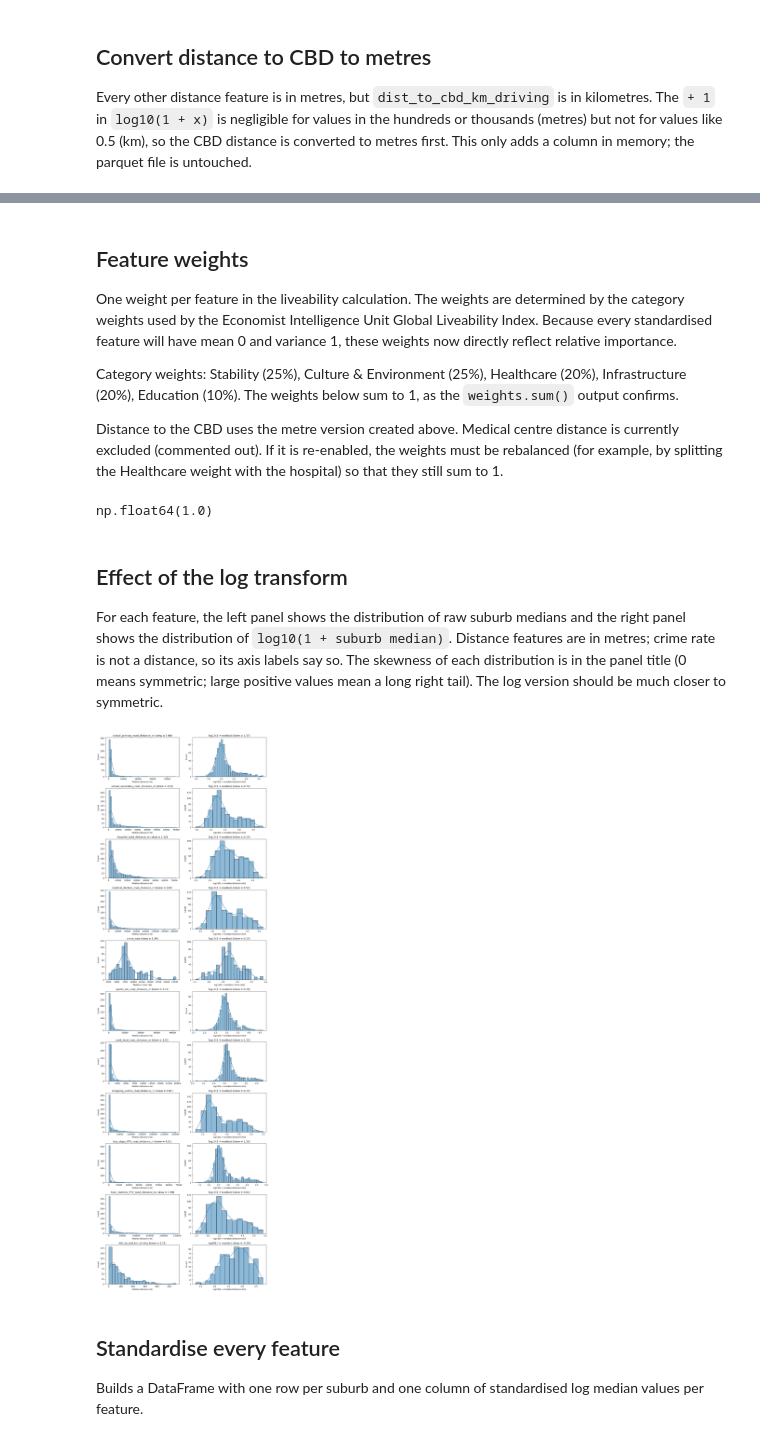
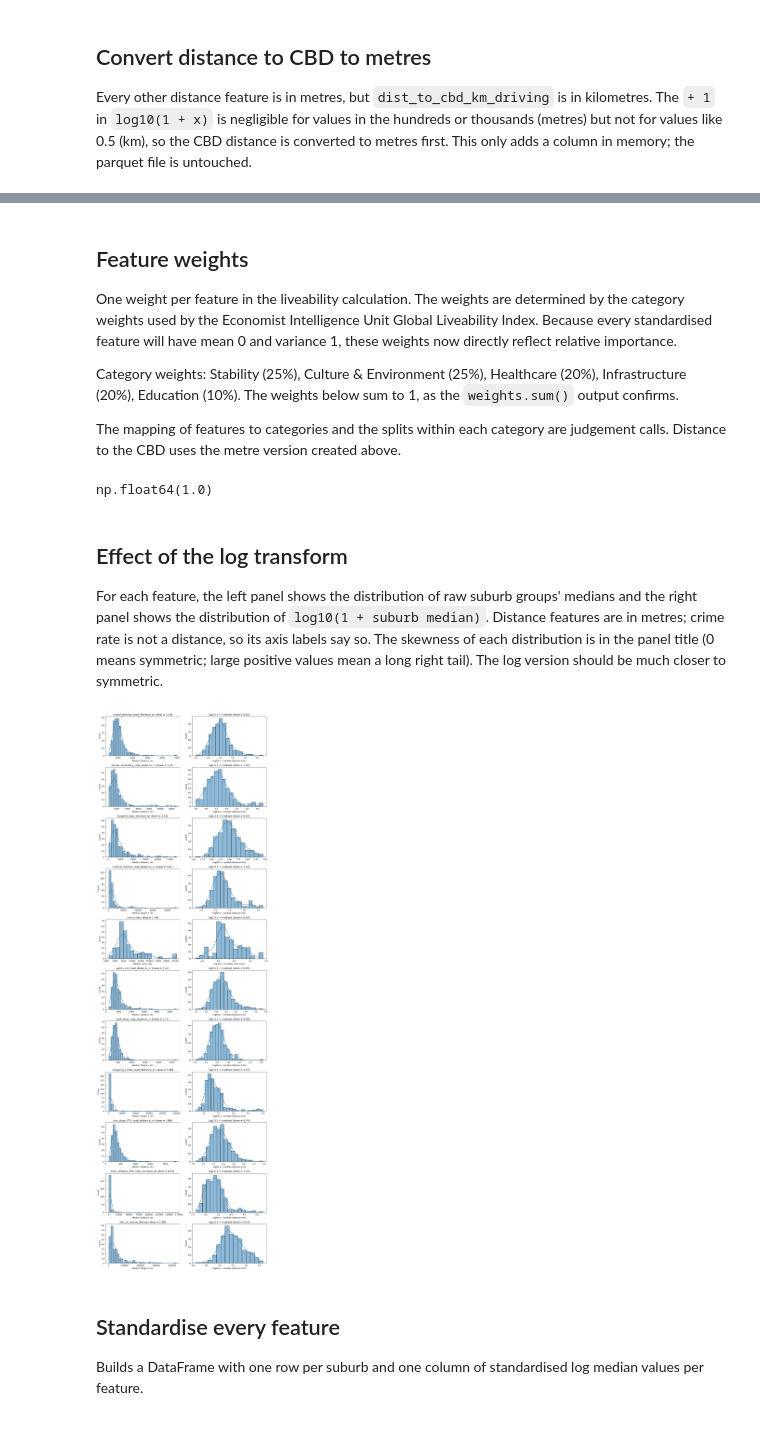
Before and after one commit to NikhilGaba49/industry-project-group-1, a Jupyter notebook: notebooks/calculate_liveability.ipynb, the cells around one changed output, grey strips where cells are left out. Saved outputs shown, nothing was run; the diff lists cells and outputs as text; code cells hidden in the pictures.

Commit message:
finalised liveability by robust suburb (>10 properties) calculation and geospatial visualisation

```diff
--- a/notebooks/calculate_liveability.ipynb
+++ b/notebooks/calculate_liveability.ipynb
@@ -58,3 +59,23 @@ df["dist_to_cbd_m_driving"] = df["dist_to_cbd_km_driving"] * 1000
+# %%
+MIN_PROPERTIES = 10
+
+counts = df.groupby("suburb").size()
+centroids = df.groupby("suburb")[["lat", "lon"]].mean()
+
+small = counts[counts < MIN_PROPERTIES].index
+large = counts[counts >= MIN_PROPERTIES].index
+
+tree = BallTree(np.radians(centroids.loc[large]), metric="haversine")
+distances, indices = tree.query(np.radians(centroids.loc[small]), k=1)
+
+merges = pd.DataFrame(
+    {
+        "merged_into": large[indices[:, 0]],
+        "distance_km": distances[:, 0] * 6371,
+    },
+    index=small,
+)
+df["suburb_group"] = df["suburb"].replace(merges["merged_into"].to_dict())
 # %% [markdown]
 ## Standardised log median by suburb
 
@@ -91,21 +111,21 @@ One weight per feature in the liveability calculation. The weights are determine
 
 Category weights: Stability (25%), Culture & Environment (25%), Healthcare (20%), Infrastructure (20%), Education (10%). The weights below sum to 1, as the `weights.sum()` output confirms.
 
-Distance to the CBD uses the metre version created above. Medical centre distance is currently excluded (commented out). If it is re-enabled, the weights must be rebalanced (for example, by splitting the Healthcare weight with the hospital) so that they still sum to 1.
+The mapping of features to categories and the splits within each category are judgement calls. Distance to the CBD uses the metre version created above.
 # %%
 weights = pd.Series(
     {
-        "school_primary_road_distance_m": 0.05, # Education
+        "school_primary_road_distance_m": 0.05,    # Education
         "school_secondary_road_distance_m": 0.05,  # Education
-        "hospital_road_distance_m": 0.13,  # Healthcare
-        "medical_doctors_road_distance_m": 0.07, # Healthcare
-        "crime_rate": 0.25, # Stability
-        "sports_rec_road_distance_m": 0.075, # Culture & Environment
-        "park_local_road_distance_m": 0.075, # Culture & Environment
-        "shopping_centre_road_distance_m": 0.1, # Culture & Environment
-        "bus_stops_PTV_road_distance_m": 0.05, # Infrastructure
-        "train_stations_PTV_road_distance_m": 0.1, # Infrastructure
-        "dist_to_cbd_km_driving": 0.05, # Infrastructure
+        "hospital_road_distance_m": 0.13,          # Healthcare
+        "medical_doctors_road_distance_m": 0.07,   # Healthcare
+        "crime_rate": 0.25,                        # Stability
+        "sports_rec_road_distance_m": 0.075,       # Culture & Environment
+        "park_local_road_distance_m": 0.075,       # Culture & Environment
+        "shopping_centre_road_distance_m": 0.1,    # Culture & Environment
+        "bus_stops_PTV_road_distance_m": 0.05,     # Infrastructure
+        "train_stations_PTV_road_distance_m": 0.1,  # Infrastructure
+        "dist_to_cbd_m_driving": 0.05,             # Infrastructure
     }
 )
 weights.sum()
@@ -114,7 +134,7 @@ np.float64(1.0)
 # %% [markdown]
 ## Effect of the log transform
 
-For each feature, the left panel shows the distribution of raw suburb medians and the right panel shows the distribution of `log10(1 + suburb median)`. Distance features are in metres; crime rate is not a distance, so its axis labels say so. The skewness of each distribution is in the panel title (0 means symmetric; large positive values mean a long right tail). The log version should be much closer to symmetric.
+For each feature, the left panel shows the distribution of raw suburb groups' medians and the right panel shows the distribution of `log10(1 + suburb median)`. Distance features are in metres; crime rate is not a distance, so its axis labels say so. The skewness of each distribution is in the panel title (0 means symmetric; large positive values mean a long right tail). The log version should be much closer to symmetric.
 # %%
 # Features that are not distances, with the text used in axis labels
 NON_DISTANCE_LABELS = {"crime_rate": "crime rate"}
@@ -122,7 +142,7 @@ NON_DISTANCE_LABELS = {"crime_rate": "crime rate"}
 # group by suburb, compute median of each feature in liveability calculation
 median_values = pd.DataFrame(
     {
-        column: df.groupby("suburb")[column].median()
+        column: df.groupby("suburb_group")[column].median()
         for column in weights.index
     }
 )
@@ -130,34 +150,34 @@ median_values = pd.DataFrame(
 # apply log base 10 transform (+1 to ensure 0 distance doesn't fail)
 log_median_values = np.log10(1 + median_values)
 
 # all distributions will be visualised on the same plot window
 fig, axes = plt.subplots(
     len(weights), 2, figsize=(12, 3.5 * len(weights))
 )
 
 for row, column in enumerate(weights.index):
     raw = median_values[column]
     logged = log_median_values[column]
 
     # set to non-distance label column, otherwise revert to distance (m)
     label = NON_DISTANCE_LABELS.get(column, "distance (m)")
 
     # kde plot of distribution of raw medians
     sns.histplot(raw, kde=True, ax=axes[row, 0])
     axes[row, 0].set_title(f"{column} (skew = {raw.skew():.2f})")
     axes[row, 0].set_xlabel(f"Median {label}")
 
     # kde plot of distribution of logged medians, alongside the raw medians
     sns.histplot(logged, kde=True, ax=axes[row, 1])
     axes[row, 1].set_title(
         f"log10(1 + median) (skew = {logged.skew():.2f})"
     )
     axes[row, 1].set_xlabel(f"log10(1 + median {label})")
 
 plt.tight_layout()
 plt.show()
 # %% [output]
-[figure, old version]
+[figure, new version]
 # %% [markdown]
 ## Standardise every feature
 
```
Also changed, not shown: parts of 16 cells of this notebook, 1 other file.
